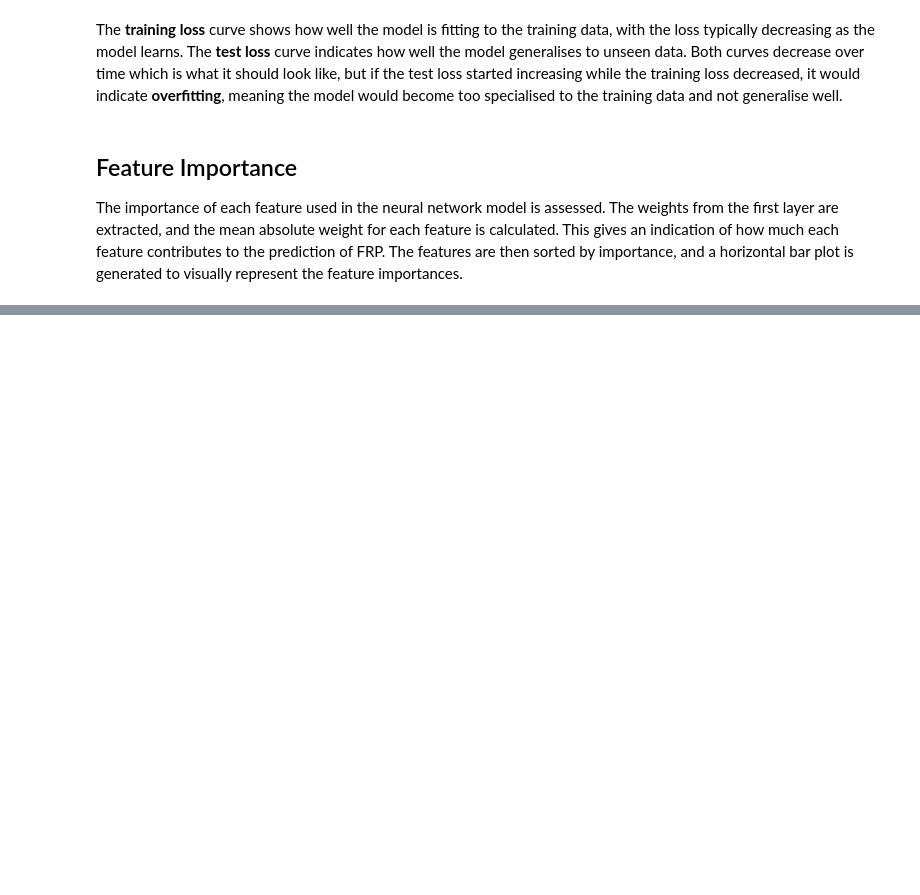
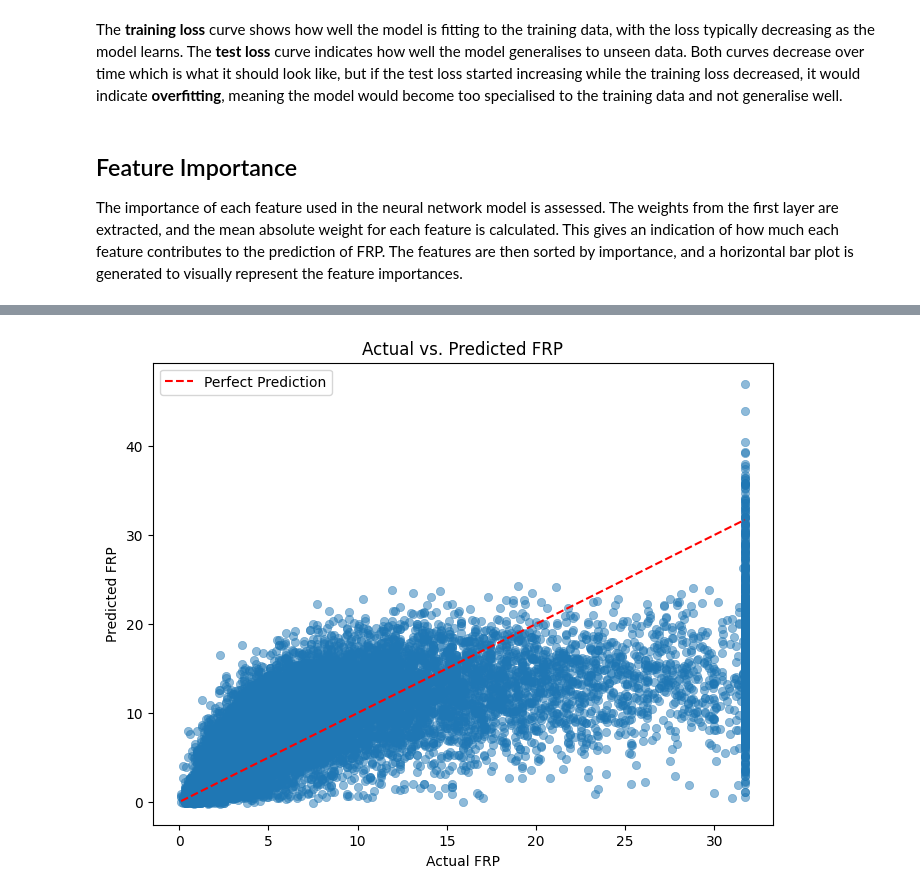
Before and after one commit to cbrittonjsy/Australian-Bushfire-Analysis, a Jupyter notebook: py/Q2_folder/Question_2.ipynb, the cells around one changed output, grey strips where cells are left out. Saved outputs shown, nothing was run; the diff lists cells and outputs as text; code cells hidden in the pictures; blank space fills up the shorter version.

Commit message:
Add a few plots such as scatter plots and histograms to show the model performance, comparing y_test to y_pred and showing prediction error

```diff
--- a/py/Q2_folder/Question_2.ipynb
+++ b/py/Q2_folder/Question_2.ipynb
@@ -356,0 +372,16 @@ plt.show()
+# %%
+# Convert y_test and y_pred to 1D arrays so that the scatter plot can be created
+y_test = y_test.values.flatten()
+y_pred = y_pred.flatten()
+
+# Scatter plot: Actual vs. Predicted FRP
+plt.figure(figsize=(8, 6))
+sns.scatterplot(x=y_test, y=y_pred, alpha=0.5, edgecolor=None)
+plt.plot([y_test.min(), y_test.max()], [y_test.min(), y_test.max()], 'r--', label="Perfect Prediction")
+plt.xlabel("Actual FRP")
+plt.ylabel("Predicted FRP")
+plt.title("Actual vs. Predicted FRP")
+plt.legend()
+plt.show()
+# %% [output]
+[figure, added]
```
Also changed, not shown: parts of 9 cells of this notebook.
